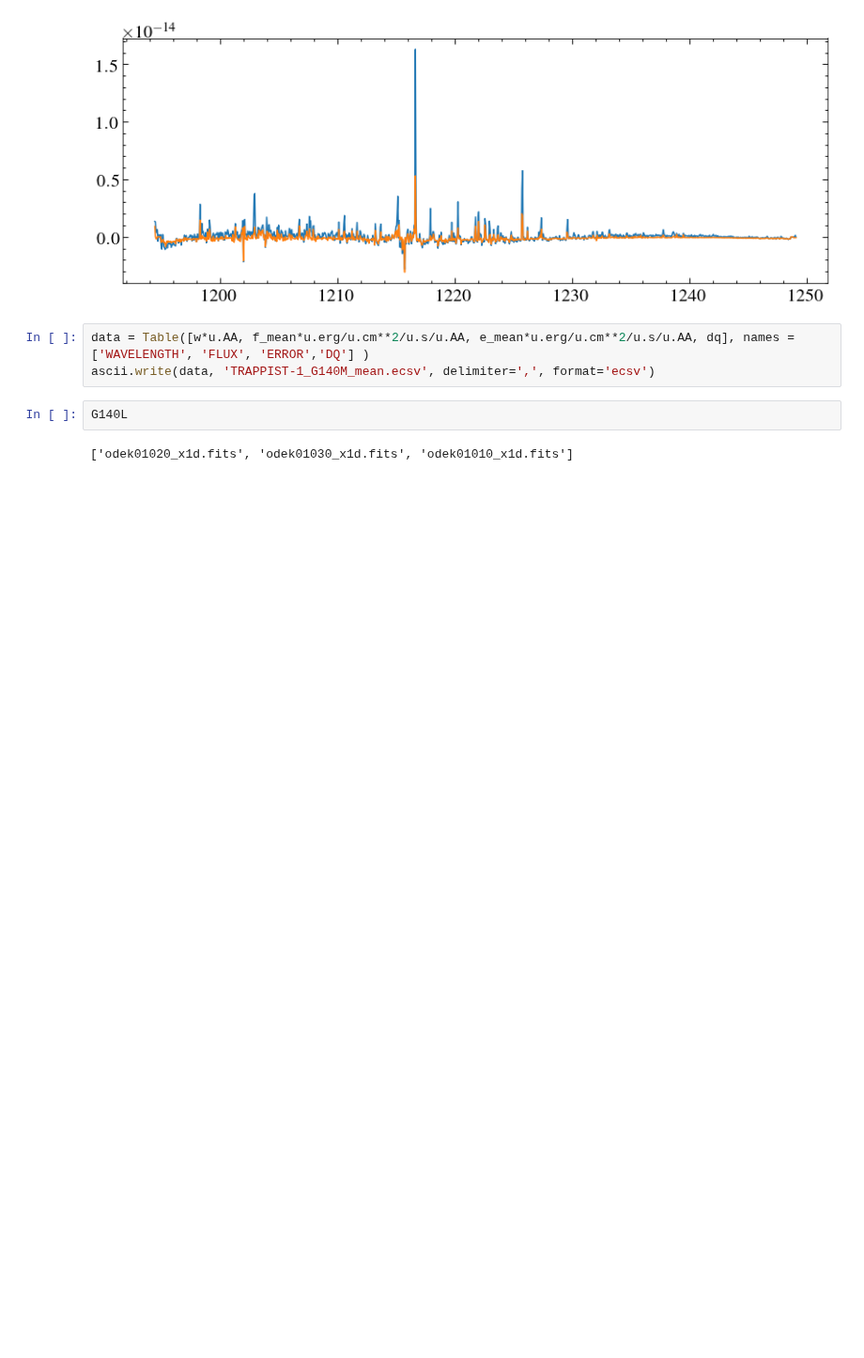
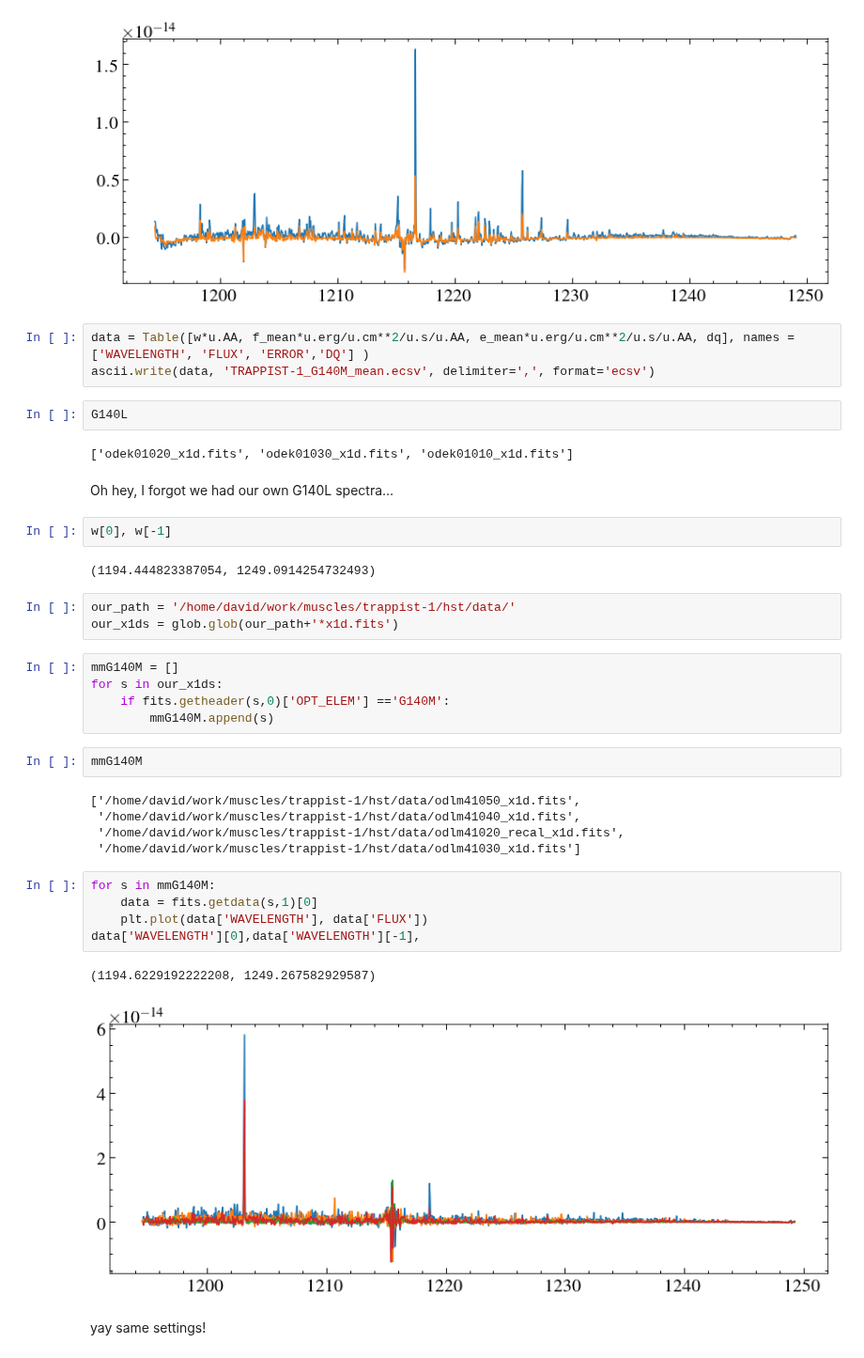
Before and after one commit to davidjwilson/SEDs, a Jupyter notebook: trappist-1/STIS/archival_combine.ipynb, the cells around one changed output. Shown at 94% size. Saved outputs shown, nothing was run; the diff lists cells and outputs as text; blank space fills up the shorter version.

Commit message:
added mm data to G140M mean

```diff
--- a/trappist-1/STIS/archival_combine.ipynb
+++ b/trappist-1/STIS/archival_combine.ipynb
@@ -192,3 +192,34 @@ ascii.write(data, 'TRAPPIST-1_G140M_mean.ecsv', delimiter=',', format='ecsv')
 G140L
 # %% [output]
 ['odek01020_x1d.fits', 'odek01030_x1d.fits', 'odek01010_x1d.fits']
+# %% [markdown]
+Oh hey, I forgot we had our own G140L spectra...
+# %%
+w[0], w[-1]
+# %% [output]
+(1194.444823387054, 1249.0914254732493)
+# %%
+our_path = '/home/david/work/muscles/trappist-1/hst/data/'
+our_x1ds = glob.glob(our_path+'*x1d.fits')
+# %%
+mmG140M = []
+for s in our_x1ds:
+    if fits.getheader(s,0)['OPT_ELEM'] =='G140M':
+        mmG140M.append(s)
+# %%
+mmG140M
+# %% [output]
+['/home/david/work/muscles/trappist-1/hst/data/odlm41050_x1d.fits',
+ '/home/david/work/muscles/trappist-1/hst/data/odlm41040_x1d.fits',
+ '/home/david/work/muscles/trappist-1/hst/data/odlm41020_recal_x1d.fits',
+ '/home/david/work/muscles/trappist-1/hst/data/odlm41030_x1d.fits']
+# %%
+for s in mmG140M:
+    data = fits.getdata(s,1)[0]
+    plt.plot(data['WAVELENGTH'], data['FLUX'])
+data['WAVELENGTH'][0],data['WAVELENGTH'][-1],
+# %% [output]
+(1194.6229192222208, 1249.267582929587)
+[figure, added]
+# %% [markdown]
+yay same settings!
```
Also changed, not shown: parts of 5 cells of this notebook, 1 other file.
